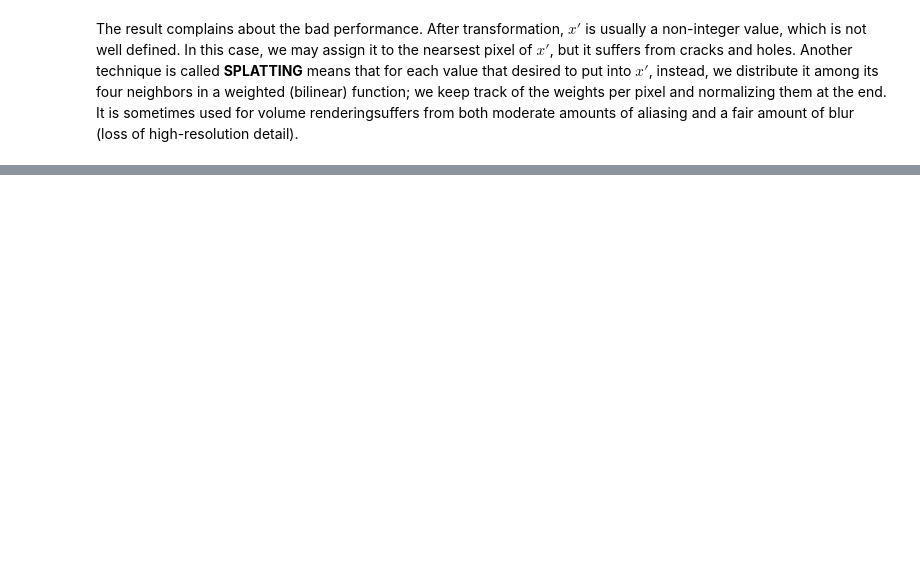
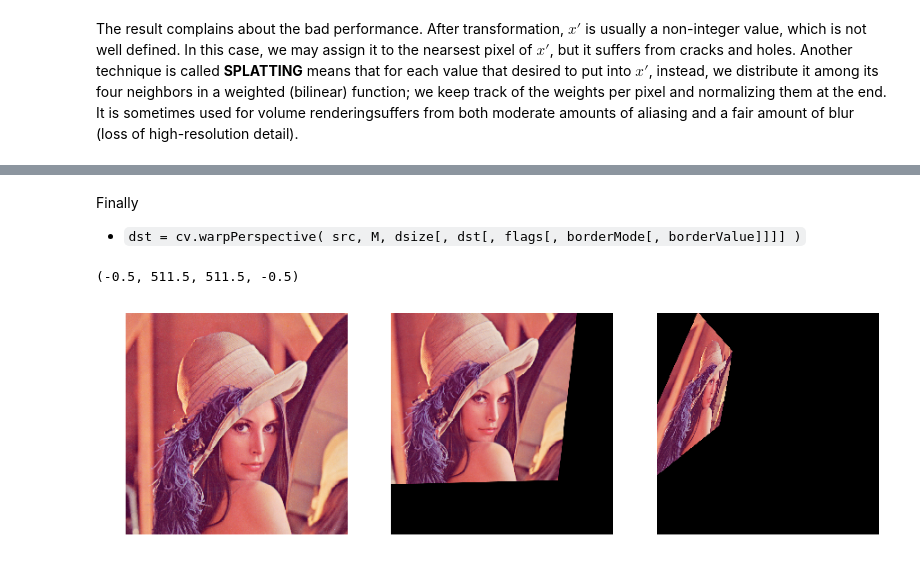
Before and after one commit to Misa-XU/jupyter, a Jupyter notebook: CV/2. Image Transformation.ipynb, the cells around one changed output, grey strips where cells are left out. Drawn from its saved outputs; the diff is of its cells as text; code cells hidden in the pictures; blank space fills up the shorter version.

```diff
--- a/CV/2. Image Transformation.ipynb
+++ b/CV/2. Image Transformation.ipynb
@@ -227,0 +283,24 @@ The result complains about the bad performance. After transformation, $x'$ is us
+# %%
+pts1 = np.float32([[56,65],[368,52],[28,387],[389,390]])
+pts2 = np.float32([[0,0],[300,0],[0,300],[300,300]])
+M4 = cv2.getPerspectiveTransform(pts1,pts2)
+M5 = np.linalg.multi_dot((projective_matrix(0.004, 0.00), translation_matrix(150, 0), rotation_matrix(35), aspect_matrix(1.3)))
+# %% [markdown]
+Finally
+- `dst = cv.warpPerspective( src, M, dsize[, dst[, flags[, borderMode[, borderValue]]]] )`
+# %%
+out4 = cv2.warpPerspective(img, M4, (img.shape[:2]))
+out5 = cv2.warpPerspective(img, M5, (img.shape[:2]))
+
+f, axarr = plt.subplots(1, 3, figsize = (15, 15))
+axarr[1].imshow(cv2.cvtColor(out4, cv2.COLOR_BGR2RGB))
+axarr[1].axis("off")
+
+axarr[2].imshow(cv2.cvtColor(out5, cv2.COLOR_BGR2RGB))
+axarr[2].axis("off")
+
+axarr[0].imshow(cv2.cvtColor(img, cv2.COLOR_BGR2RGB))
+axarr[0].axis("off")
+# %% [output]
+(-0.5, 511.5, 511.5, -0.5)
+[figure, added]
```
Also changed, not shown: parts of 11 cells of this notebook, 3 other files.
